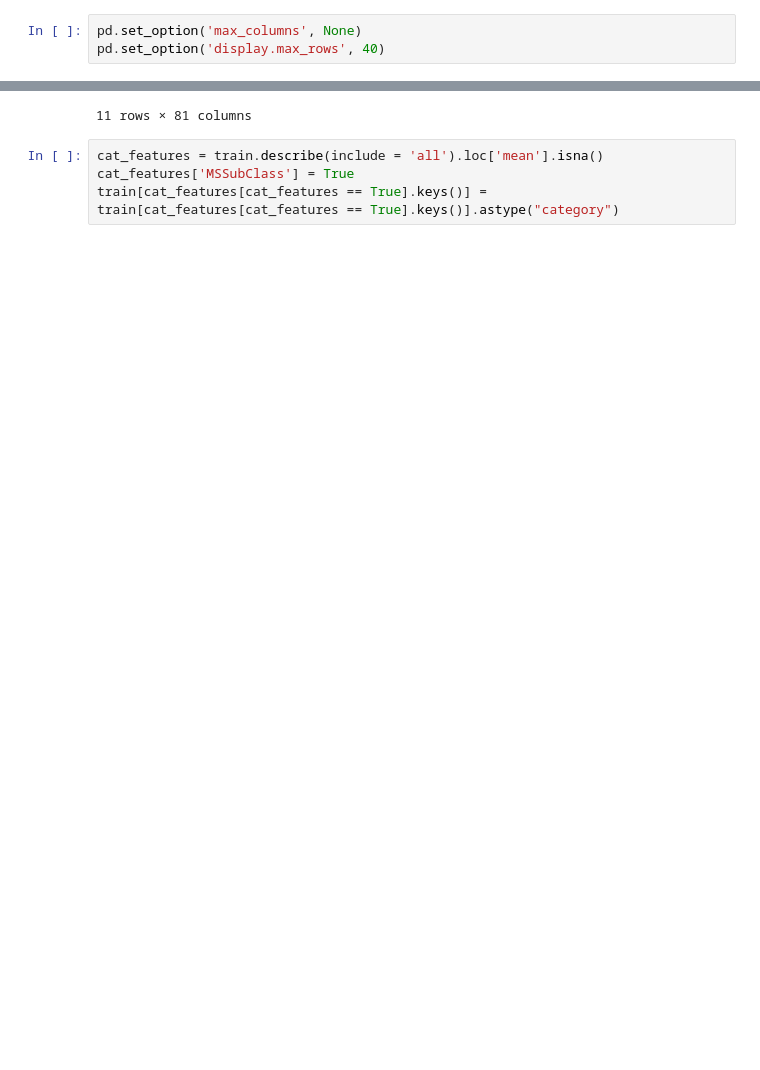
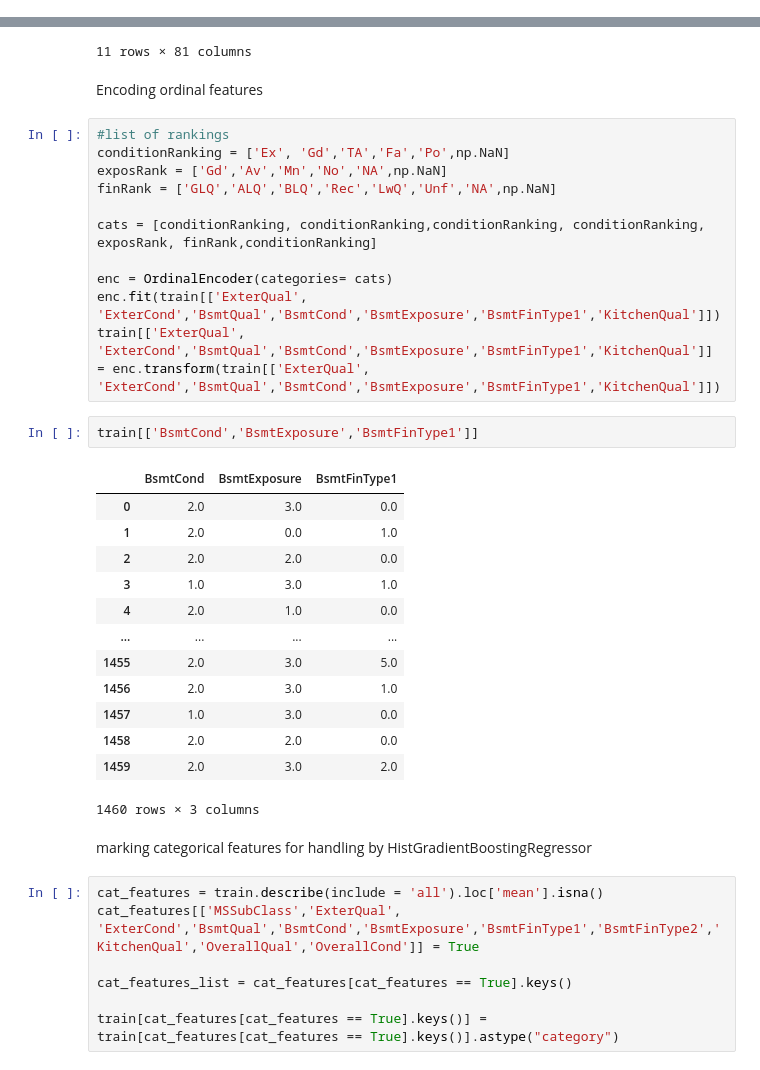
Before and after one commit to evanhk/Competitions, a Jupyter notebook: Home Prices.ipynb, the cells around one changed output, grey strips where cells are left out. Cells and saved outputs as stored; diff of their text form; blank space fills up the shorter version.

```diff
--- a/Home Prices.ipynb
+++ b/Home Prices.ipynb
@@ -12,3 +17,0 @@ print(sklearn.__version__)
-# %%
-pd.set_option('max_columns', None)
-pd.set_option('display.max_rows', 40)
@@ -41,7 +35,41 @@ train.describe(include = 'all')
 | 75% | 1095.250000 | 70.000000 | NaN | 80.000000 | 11601.500000 | NaN | NaN | NaN | NaN | ... |
 | max | 1460.000000 | 190.000000 | NaN | 313.000000 | 215245.000000 | NaN | NaN | NaN | NaN | ... |
 11 rows × 81 columns
+# %% [markdown]
+Encoding ordinal features
+# %%
+#list of rankings
+conditionRanking = ['Ex', 'Gd','TA','Fa','Po',np.NaN]
+exposRank = ['Gd','Av','Mn','No','NA',np.NaN]
+finRank = ['GLQ','ALQ','BLQ','Rec','LwQ','Unf','NA',np.NaN]
+
+cats = [conditionRanking, conditionRanking,conditionRanking, conditionRanking, exposRank, finRank,conditionRanking]
+
+enc = OrdinalEncoder(categories= cats)
+enc.fit(train[['ExterQual', 'ExterCond','BsmtQual','BsmtCond','BsmtExposure','BsmtFinType1','KitchenQual']])
+train[['ExterQual', 'ExterCond','BsmtQual','BsmtCond','BsmtExposure','BsmtFinType1','KitchenQual']] = enc.transform(train[['ExterQual', 'ExterCond','BsmtQual','BsmtCond','BsmtExposure','BsmtFinType1','KitchenQual']])
+# %%
+train[['BsmtCond','BsmtExposure','BsmtFinType1']]
+# %% [output]
+|  | BsmtCond | BsmtExposure | BsmtFinType1 |
+| 0 | 2.0 | 3.0 | 0.0 |
+| 1 | 2.0 | 0.0 | 1.0 |
+| 2 | 2.0 | 2.0 | 0.0 |
+| 3 | 1.0 | 3.0 | 1.0 |
+| 4 | 2.0 | 1.0 | 0.0 |
+| ... | ... | ... | ... |
+| 1455 | 2.0 | 3.0 | 5.0 |
+| 1456 | 2.0 | 3.0 | 1.0 |
+| 1457 | 1.0 | 3.0 | 0.0 |
+| 1458 | 2.0 | 2.0 | 0.0 |
+| 1459 | 2.0 | 3.0 | 2.0 |
+1460 rows × 3 columns
+# %% [markdown]
+marking categorical features for handling by HistGradientBoostingRegressor
 # %%
 cat_features = train.describe(include = 'all').loc['mean'].isna()
-cat_features['MSSubClass'] = True
+cat_features[['MSSubClass','ExterQual', 'ExterCond','BsmtQual','BsmtCond','BsmtExposure','BsmtFinType1','BsmtFinType2','KitchenQual','OverallQual','OverallCond']] = True
+
+cat_features_list = cat_features[cat_features == True].keys()
+
 train[cat_features[cat_features == True].keys()] = train[cat_features[cat_features == True].keys()].astype("category")
```
Also changed, not shown: parts of 41 cells of this notebook.
